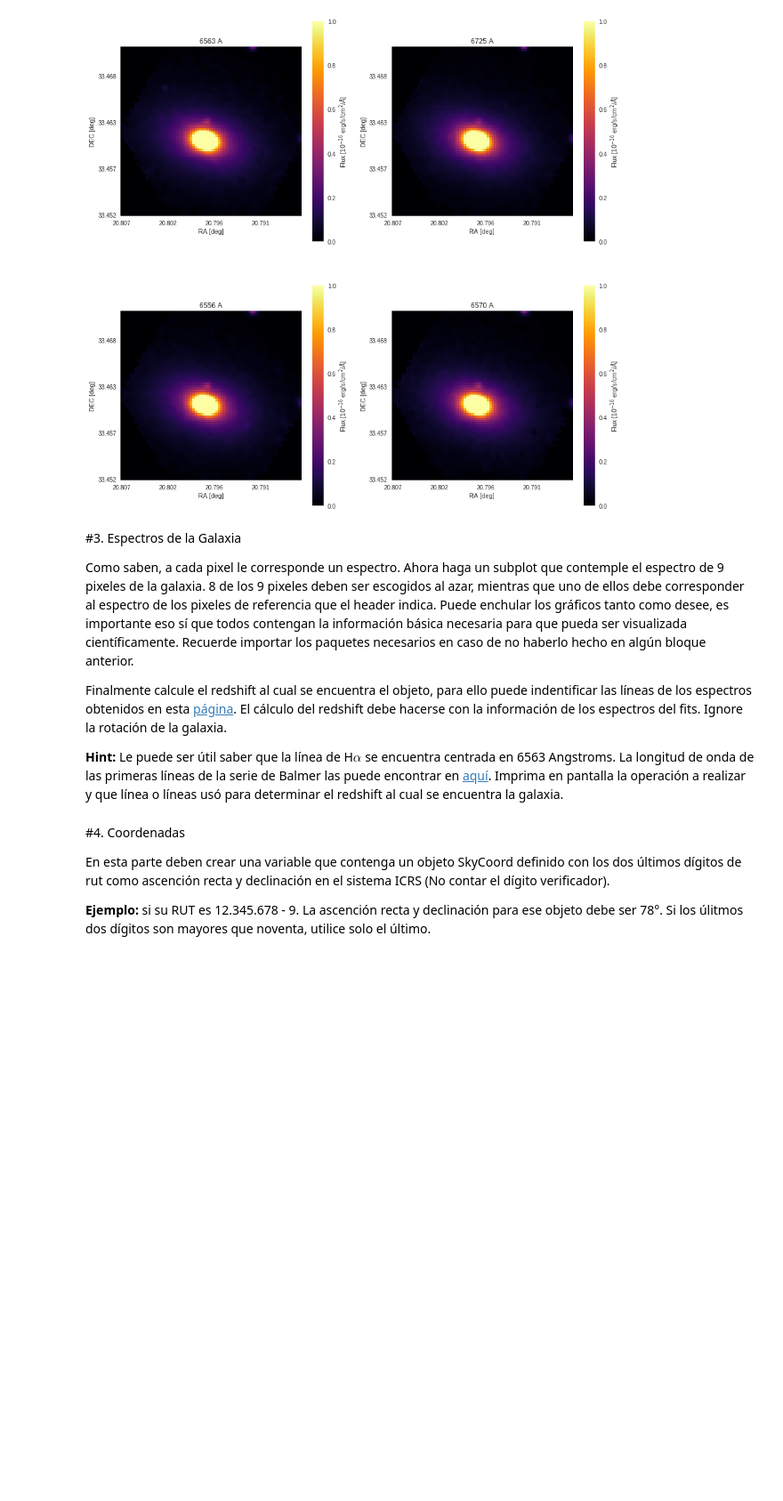
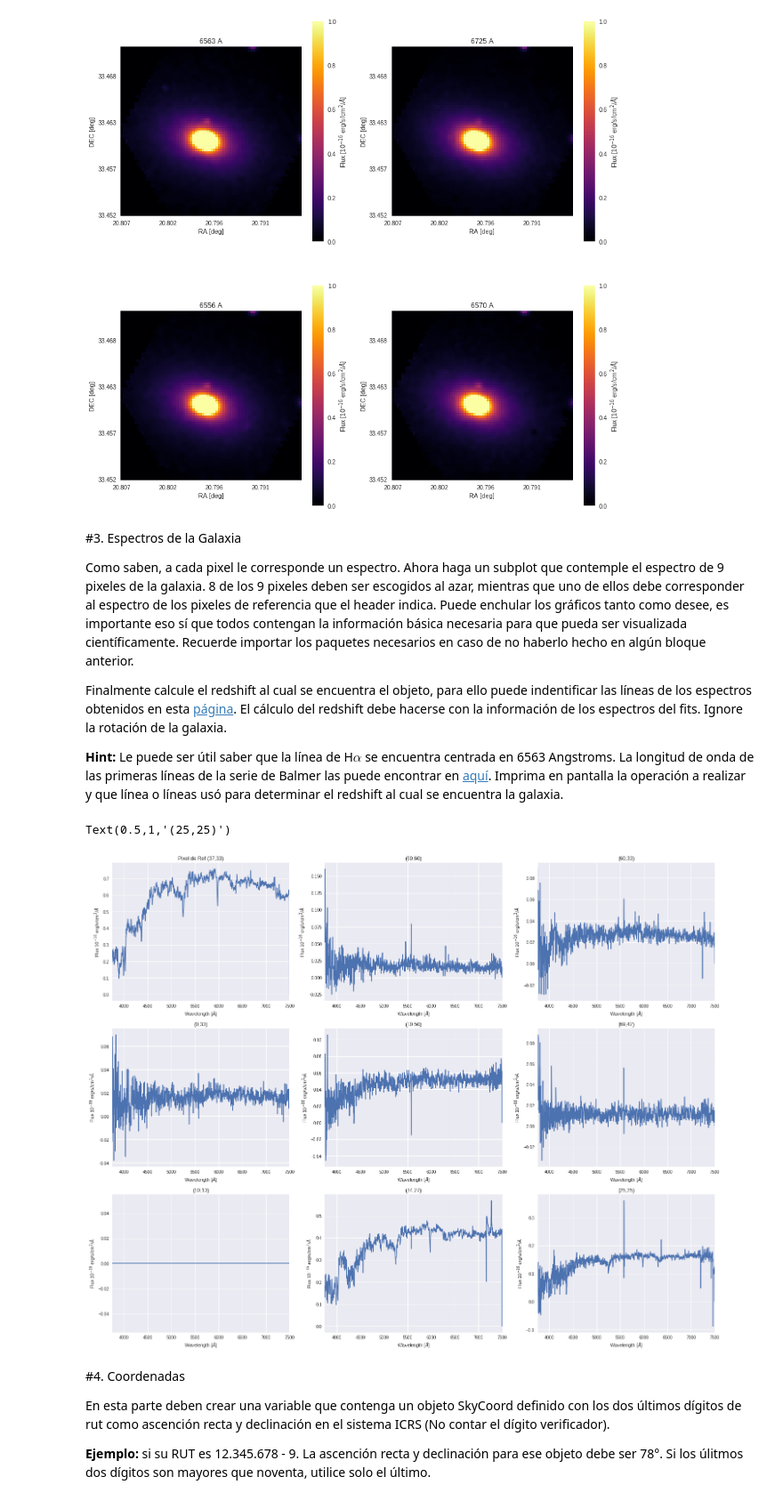
Before and after one commit to niccoma/minitarea4, a Jupyter notebook: minitarea4.ipynb, the cells around one changed output. Shown at 89% size. Drawn from its saved outputs; the diff is of its cells as text; code cells hidden in the pictures; blank space fills up the shorter version.

```diff
--- a/minitarea4.ipynb
+++ b/minitarea4.ipynb
@@ -155,6 +155,74 @@ Como saben, a cada pixel le corresponde un espectro. Ahora haga un subplot que c
 Finalmente calcule el redshift al cual se encuentra el objeto, para ello puede indentificar las líneas de los espectros obtenidos en esta [página](http://skyserver.sdss.org/dr15/en/tools/chart/navi.aspx). El cálculo del redshift debe hacerse con la información de los espectros del fits. Ignore la rotación de la galaxia.
 
 **Hint:** Le puede ser útil saber que la línea de H$\alpha$ se encuentra centrada en 6563 Angstroms. La longitud de onda de las primeras líneas de la serie de Balmer las puede encontrar en [aquí](https://es.wikipedia.org/wiki/L%C3%ADneas_de_Balmer). Imprima en pantalla la operación a realizar y que línea o líneas usó para determinar el redshift al cual se encuentra la galaxia.
+# %%
+plt.figure(figsize=(25,20))
+
+plt.subplot(3,3,1)
+plt.plot(lo,data[:,37,33])
+plt.xlim(3750,7500)
+plt.xlabel('Wavelength [$\AA$]')
+plt.ylabel('Flux 10$^{-16}$ erg/s/cm$^2$/$\AA$')
+plt.title('Pixel de Ref (37,33)')
+
+plt.subplot(3,3,2)
+plt.plot(lo,data[:,60,60])
+plt.xlim(3750,7500)
+plt.xlabel('Wavelength [$\AA$]')
+plt.ylabel('Flux 10$^{-16}$ erg/s/cm$^2$/$\AA$')
+plt.title('(60,60)')
+
+plt.subplot(3,3,3)
+plt.plot(lo,data[:,60,33])
+plt.xlim(3750,7500)
+plt.xlabel('Wavelength [$\AA$]')
+plt.ylabel('Flux 10$^{-16}$ erg/s/cm$^2$/$\AA$')
+plt.title('(60,33)')
+
+plt.subplot(3,3,4)
+plt.plot(lo,data[:,0,33])
+plt.xlim(3750,7500)
+plt.xlabel('Wavelength [$\AA$]')
+plt.ylabel('Flux 10$^{-16}$ erg/s/cm$^2$/$\AA$')
+plt.title('(0,33)')
+
+plt.subplot(3,3,5)
+plt.plot(lo,data[:,10,50])
+plt.xlim(3750,7500)
+plt.xlabel('Wavelength [$\AA$]')
+plt.ylabel('Flux 10$^{-16}$ erg/s/cm$^2$/$\AA$')
+plt.title('(10,50)')
+
+plt.subplot(3,3,6)
+plt.plot(lo,data[:,69,42])
+plt.xlim(3750,7500)
+plt.xlabel('Wavelength [$\AA$]')
+plt.ylabel('Flux 10$^{-16}$ erg/s/cm$^2$/$\AA$')
+plt.title('(69,42)')
+
+plt.subplot(3,3,7)
+plt.plot(lo,data[:,10,13])
+plt.xlim(3750,7500)
+plt.xlabel('Wavelength [$\AA$]')
+plt.ylabel('Flux 10$^{-16}$ erg/s/cm$^2$/$\AA$')
+plt.title('(10,13)')
+
+plt.subplot(3,3,8)
+plt.plot(lo,data[:,34,27])
+plt.xlim(3750,7500)
+plt.xlabel('Wavelength [$\AA$]')
+plt.ylabel('Flux 10$^{-16}$ erg/s/cm$^2$/$\AA$')
+plt.title('(34,27)')
+
+plt.subplot(3,3,9)
+plt.plot(lo,data[:,25,25])
+plt.xlim(3750,7500)
+plt.xlabel('Wavelength [$\AA$]')
+plt.ylabel('Flux 10$^{-16}$ erg/s/cm$^2$/$\AA$')
+plt.title('(25,25)')
+# %% [output]
+Text(0.5,1,'(25,25)')
+[figure, added]
 # %% [markdown]
 #4. Coordenadas
 
```
